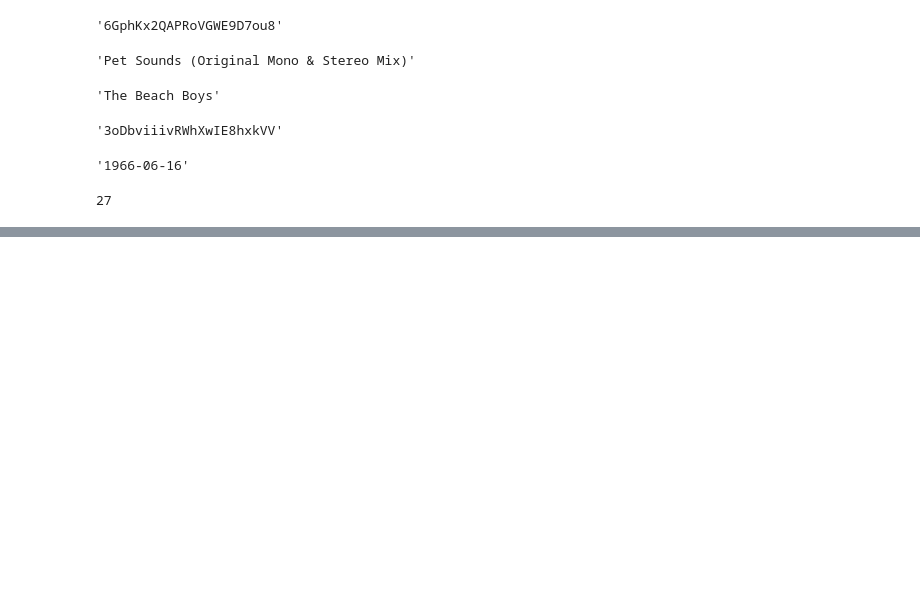
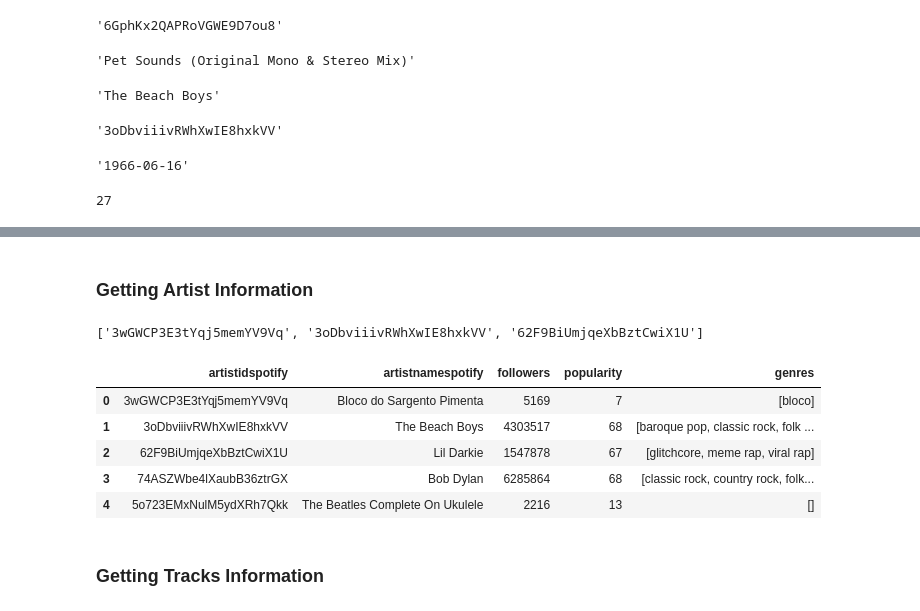
Before and after one commit to cristianecarneiro/ETL, a Jupyter notebook: notebooks/api_spotify copy.ipynb, the cells around one changed output, grey strips where cells are left out. Drawn from its saved outputs; the diff is of its cells as text; code cells hidden in the pictures; blank space fills up the shorter version.

```diff
--- a/notebooks/api_spotify copy.ipynb
+++ b/notebooks/api_spotify copy.ipynb
@@ -397,0 +329,2 @@ NameError: name 'artist_df' is not defined
+# %% [markdown]
+### Getting Artist Information
@@ -397,0 +333,4 @@ NameError: name 'artist_df' is not defined
+# %%
+artist_ids[0:3]
+# %% [output]
+['3wGWCP3E3tYqj5memYV9Vq', '3oDbviiivRWhXwIE8hxkVV', '62F9BiUmjqeXbBztCwiX1U']
@@ -397,0 +343,50 @@ NameError: name 'artist_df' is not defined
+# %%
+# List to store the retrieved artist data
+artist_data_list = []
+
+# Function to search and retrieve artist information
+def search_artist_info(artist_url):
+    time.sleep(0.30)  # Pause between queries to avoid getting banned
+
+    try:
+        response = rq.get(artist_url['url'], headers=headers)
+        response.raise_for_status()  # Check for request errors
+        data = response.json()
+
+        artist_data_list.append({
+            'artistidspotify': artist_url['id'],  # Spotify ID for the artist
+            'artistnamespotify': data.get('name', None),
+            'followers': data.get('followers', {}).get('total', None),
+            'popularity': data.get('popularity', None),
+            'genres': data.get('genres', None)
+            # Add more data points as needed
+        })
+
+    except Exception as e:
+        print(f"An error occurred: {e}")
+        artist_data_list.append({
+            'artistidspotify': artist_url['id'],
+            'artistnamespotify': None,
+            'followers': None,
+            'popularity': None,
+            'genres': None
+            # Add more data points as needed
+        })
+
+# Execute the function for each artist URL
+for artist_url in artist_url_list:
+    search_artist_info(artist_url)
+
+# Create a DataFrame from the list of dictionaries
+dataartists = pd.DataFrame(artist_data_list)
+# %%
+dataartists.head()
+# %% [output]
+|  | artistidspotify | artistnamespotify | followers | popularity | genres |
+| 0 | 3wGWCP3E3tYqj5memYV9Vq | Bloco do Sargento Pimenta | 5169 | 7 | [bloco] |
+| 1 | 3oDbviiivRWhXwIE8hxkVV | The Beach Boys | 4303517 | 68 | [baroque pop, classic rock, folk ... |
+| 2 | 62F9BiUmjqeXbBztCwiX1U | Lil Darkie | 1547878 | 67 | [glitchcore, meme rap, viral rap] |
+| 3 | 74ASZWbe4lXaubB36ztrGX | Bob Dylan | 6285864 | 68 | [classic rock, country rock, folk... |
+| 4 | 5o723EMxNulM5ydXRh7Qkk | The Beatles Complete On Ukulele | 2216 | 13 | [] |
+# %% [markdown]
+### Getting Tracks Information
```
Also changed, not shown: parts of 30 cells of this notebook.
